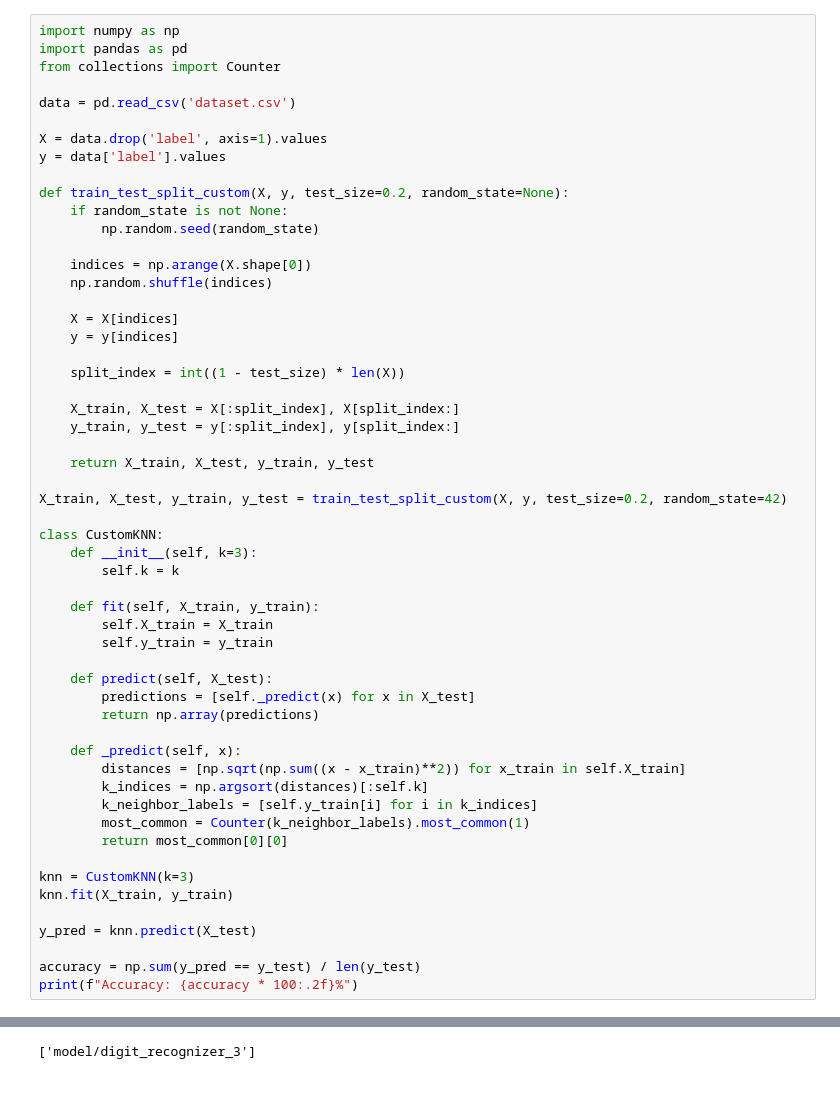
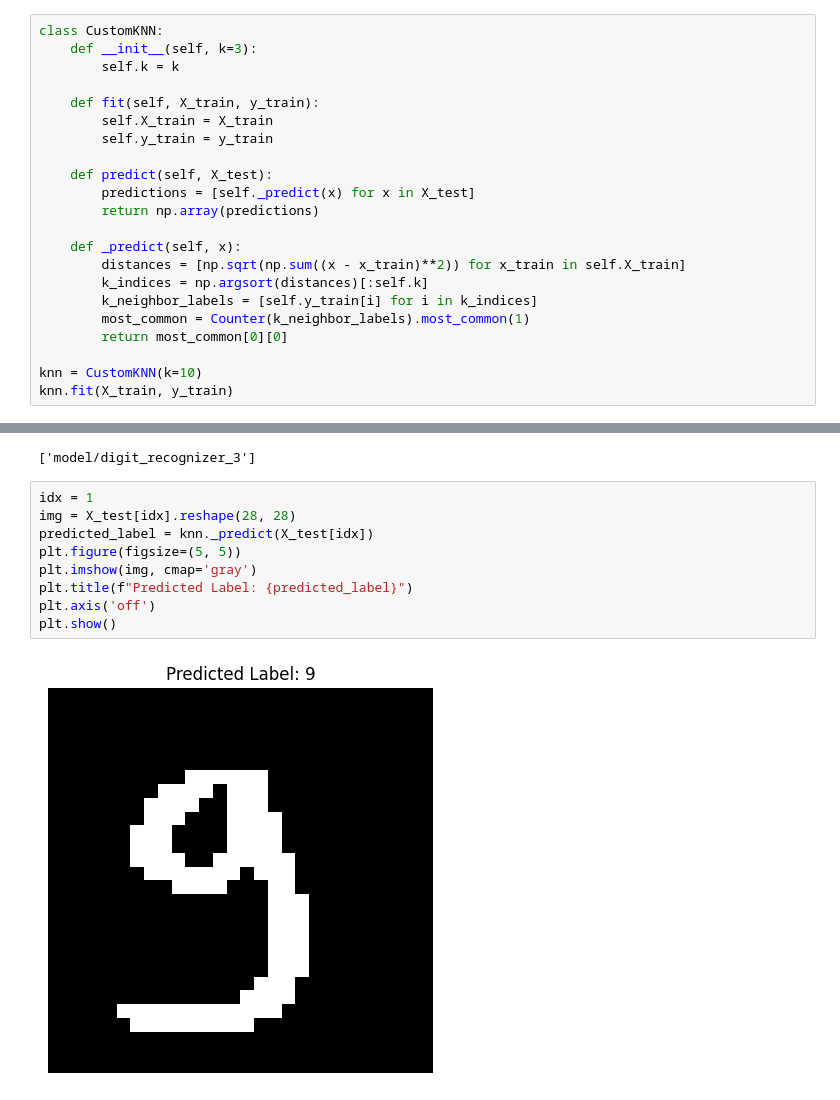
Before and after one commit to ol752274/Ml_Project1, a Jupyter notebook: knn_model.ipynb, the cells around one changed output, grey strips where cells are left out. Cells and saved outputs as stored; diff of their text form.

```diff
--- a/knn_model.ipynb
+++ b/knn_model.ipynb
@@ -1,32 +30,4 @@
 # %%
-import numpy as np
-import pandas as pd
-from collections import Counter
-
-data = pd.read_csv('dataset.csv')
-
-X = data.drop('label', axis=1).values
-y = data['label'].values
-
-def train_test_split_custom(X, y, test_size=0.2, random_state=None):
-    if random_state is not None:
-        np.random.seed(random_state)
-
-    indices = np.arange(X.shape[0])
-    np.random.shuffle(indices)
-
-    X = X[indices]
-    y = y[indices]
-
-    split_index = int((1 - test_size) * len(X))
-
-    X_train, X_test = X[:split_index], X[split_index:]
-    y_train, y_test = y[:split_index], y[split_index:]
-
-    return X_train, X_test, y_train, y_test
-
-X_train, X_test, y_train, y_test = train_test_split_custom(X, y, test_size=0.2, random_state=42)
-
 class CustomKNN:
     def __init__(self, k=3):
         self.k = k
@@ -46,10 +47,5 @@ class CustomKNN:
         most_common = Counter(k_neighbor_labels).most_common(1)
         return most_common[0][0]
 
-knn = CustomKNN(k=3)
+knn = CustomKNN(k=10)
 knn.fit(X_train, y_train)
-
-y_pred = knn.predict(X_test)
-
-accuracy = np.sum(y_pred == y_test) / len(y_test)
-print(f"Accuracy: {accuracy * 100:.2f}%")
@@ -61,3 +170,14 @@ import joblib
 joblib.dump(knn, 'model/digit_recognizer_3')
 # %% [output]
 ['model/digit_recognizer_3']
+# %%
+idx = 1
+img = X_test[idx].reshape(28, 28)
+predicted_label = knn._predict(X_test[idx])
+plt.figure(figsize=(5, 5))
+plt.imshow(img, cmap='gray')
+plt.title(f"Predicted Label: {predicted_label}")
+plt.axis('off')
+plt.show()
+# %% [output]
+[figure, added]
```
Also changed, not shown: parts of 8 cells of this notebook, 16 other files.
